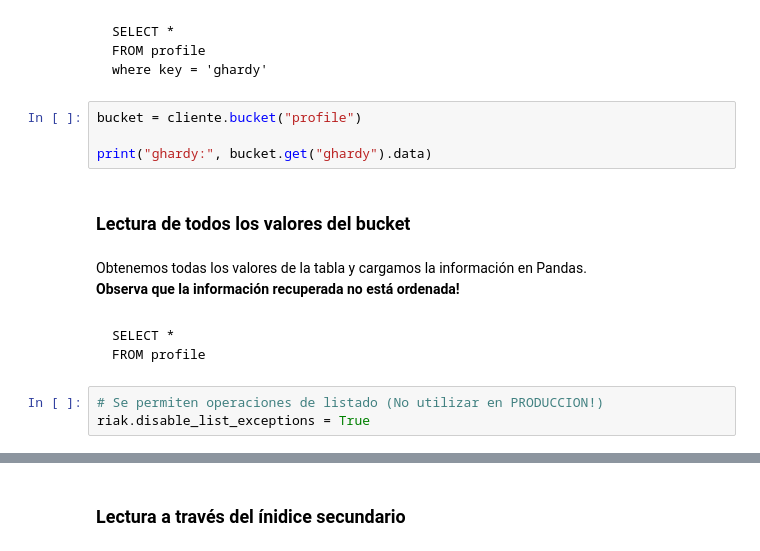
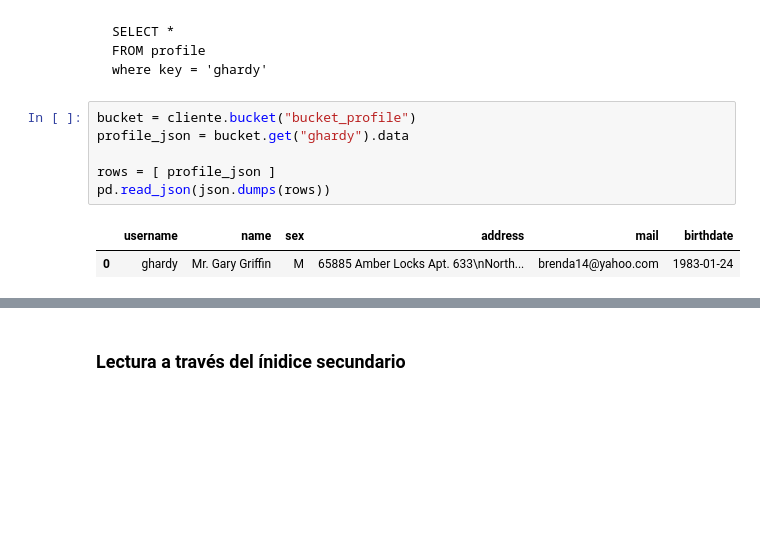
Before and after one commit to dvillaj/Taller_BBDD, a Jupyter notebook: 5-riak/Riak_Secundary_indexes.ipynb, the cells around one changed output, grey strips where cells are left out. Cells and saved outputs as stored; diff of their text form; blank space fills up the shorter version.

Commit message:
Riak

````diff
--- a/5-riak/Riak_Secundary_indexes.ipynb
+++ b/5-riak/Riak_Secundary_indexes.ipynb
@@ -79,19 +122,11 @@ FROM profile
 where key = 'ghardy'
 ```
 # %%
-bucket = cliente.bucket("profile")
+bucket = cliente.bucket("bucket_profile")
+profile_json = bucket.get("ghardy").data
 
-print("ghardy:", bucket.get("ghardy").data)
+rows = [ profile_json ]
+pd.read_json(json.dumps(rows))
+# %% [output]
+|  | username | name | sex | address | mail | birthdate |
+| 0 | ghardy | Mr. Gary Griffin | M | 65885 Amber Locks Apt. 633\nNorth... | brenda14@yahoo.com | 1983-01-24 |
-# %% [markdown]
-### Lectura de todos los valores del bucket
-# %% [markdown]
-Obtenemos todas los valores de la tabla y cargamos la información en Pandas.
-**Observa que la información recuperada no está ordenada!**
-# %% [markdown]
-```{sql}
-SELECT *
-FROM profile
-```
-# %%
-# Se permiten operaciones de listado (No utilizar en PRODUCCION!)
-riak.disable_list_exceptions = True
````
Also changed, not shown: parts of 16 cells of this notebook, 10 other files.
